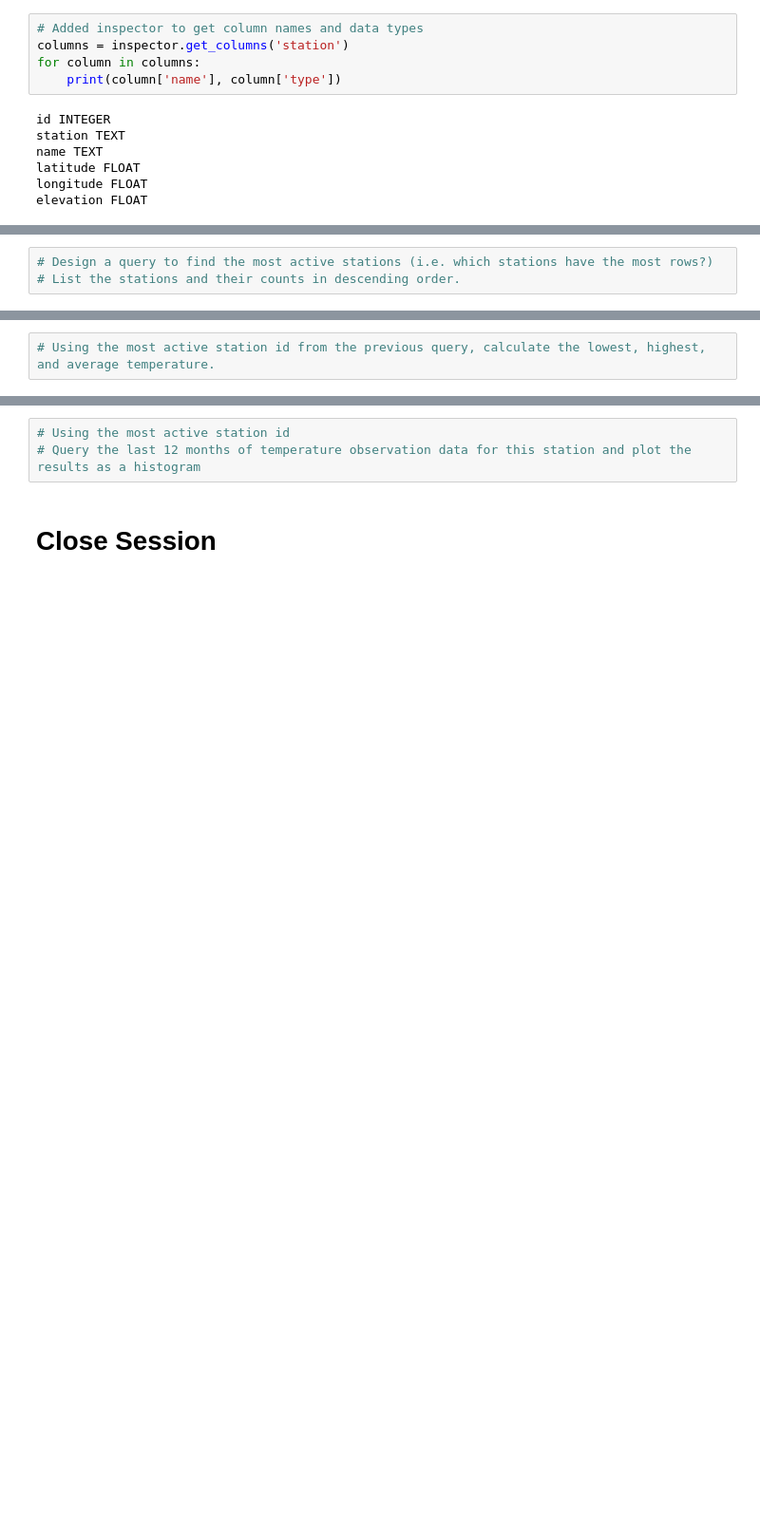
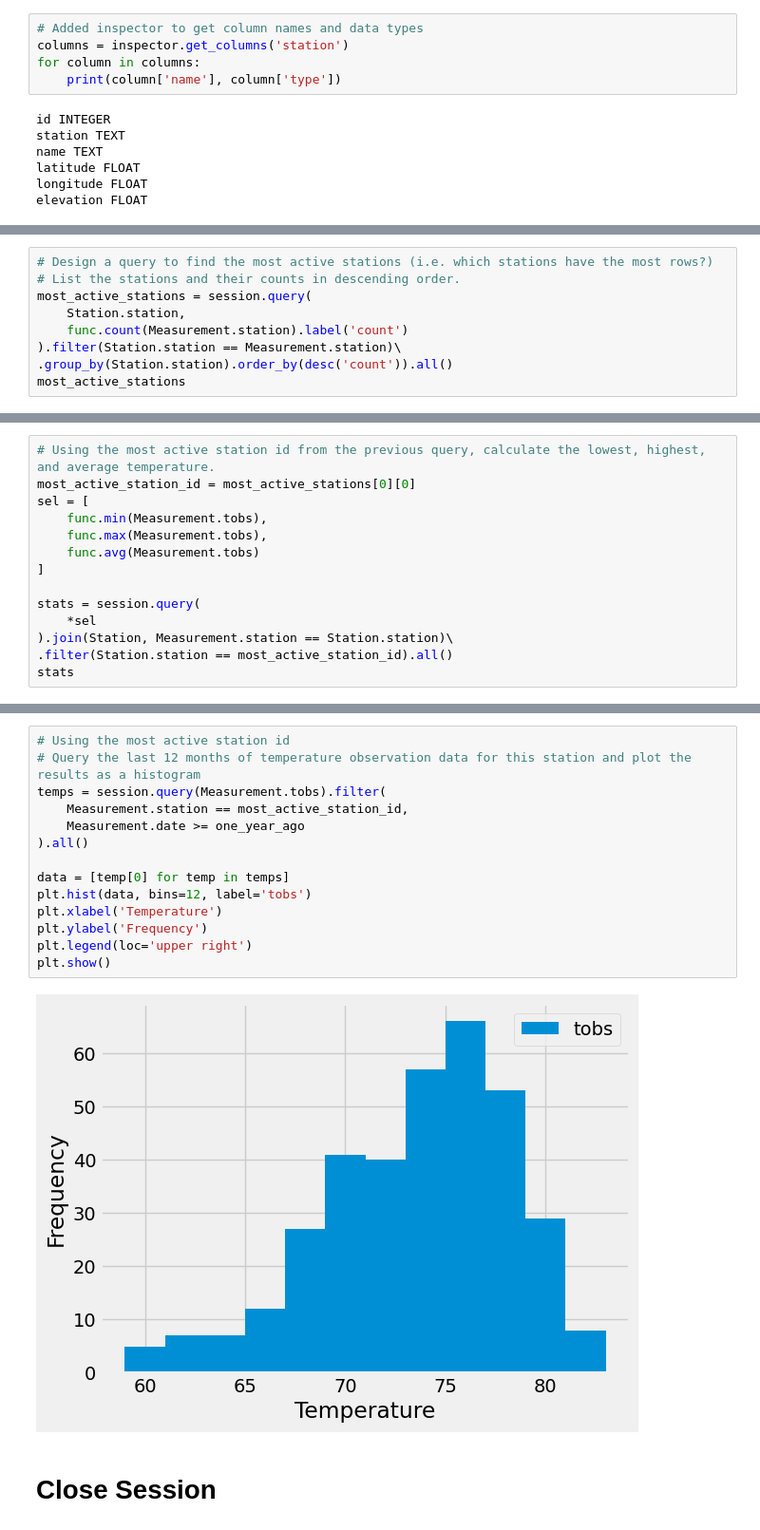
Before and after one commit to renzsupnet/sqlalchemy-challenge, a Jupyter notebook: climate_starter.ipynb, the cells around one changed output, grey strips where cells are left out. Shown at 95% size. Saved outputs shown, nothing was run; the diff lists cells and outputs as text; blank space fills up the shorter version.

Commit message:
Added histogram, other statistical analysis for station and measurement. Started app.py flask implementation

```diff
--- a/climate_starter.ipynb
+++ b/climate_starter.ipynb
@@ -125,3 +131,9 @@ elevation FLOAT
 # %%
 # Design a query to find the most active stations (i.e. which stations have the most rows?)
 # List the stations and their counts in descending order.
+most_active_stations = session.query(
+    Station.station,
+    func.count(Measurement.station).label('count')
+).filter(Station.station == Measurement.station)\
+.group_by(Station.station).order_by(desc('count')).all()
+most_active_stations
@@ -128,2 +150,14 @@ elevation FLOAT
 # %%
 # Using the most active station id from the previous query, calculate the lowest, highest, and average temperature.
+most_active_station_id = most_active_stations[0][0]
+sel = [
+    func.min(Measurement.tobs),
+    func.max(Measurement.tobs),
+    func.avg(Measurement.tobs)
+]
+
+stats = session.query(
+    *sel
+).join(Station, Measurement.station == Station.station)\
+.filter(Station.station == most_active_station_id).all()
+stats
@@ -130,6 +166,19 @@ elevation FLOAT
 # %%
 # Using the most active station id
 # Query the last 12 months of temperature observation data for this station and plot the results as a histogram
+temps = session.query(Measurement.tobs).filter(
+    Measurement.station == most_active_station_id,
+    Measurement.date >= one_year_ago
+).all()
+
+data = [temp[0] for temp in temps]
+plt.hist(data, bins=12, label='tobs')
+plt.xlabel('Temperature')
+plt.ylabel('Frequency')
+plt.legend(loc='upper right')
+plt.show()
+# %% [output]
+[figure, added]
 # %% [markdown]
 # Close Session
 # %%
```
Also changed, not shown: parts of 4 cells of this notebook, 1 other file.
